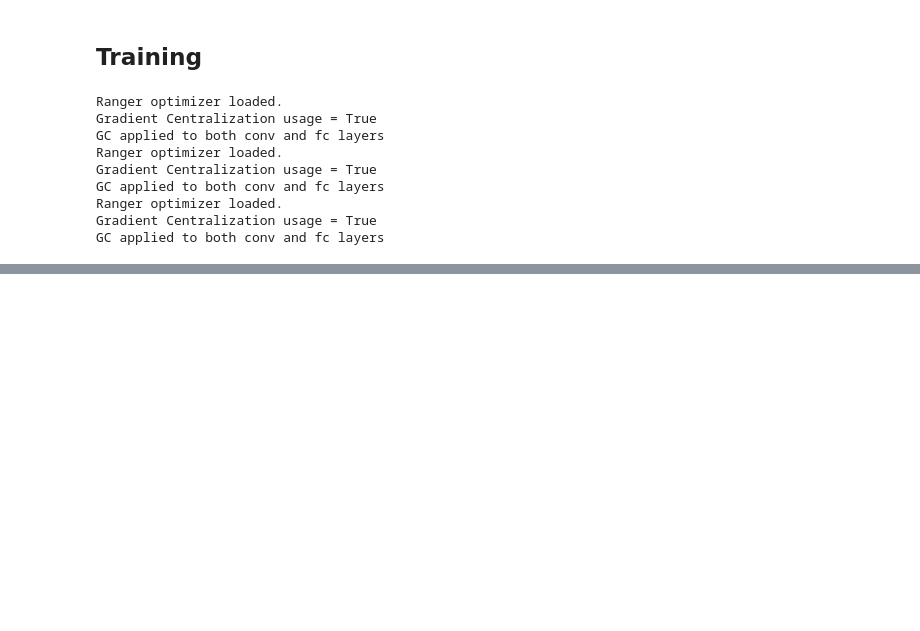
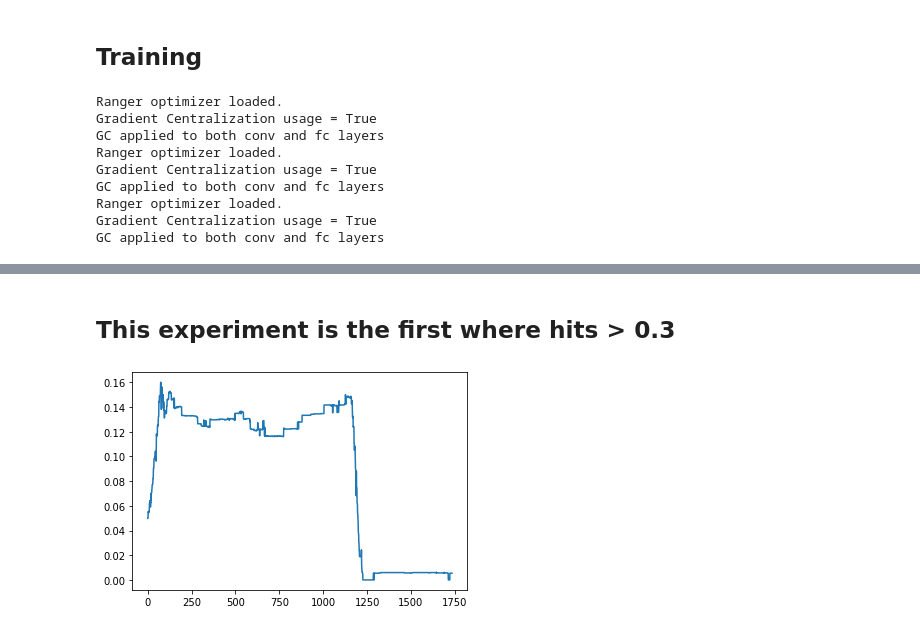
Before and after one commit to shashist/recsys-rl, a Jupyter notebook: recsys_rl.ipynb, the cells around one changed output, grey strips where cells are left out. Drawn from its saved outputs; the diff is of its cells as text; code cells hidden in the pictures; blank space fills up the shorter version.

Commit message:
experiment 9

```diff
--- a/recsys_rl.ipynb
+++ b/recsys_rl.ipynb
@@ -295,8 +334,8 @@ class Critic_DRR(nn.Module):
         self.layers = nn.Sequential(
             nn.Linear(state_repr_dim + action_emb_dim, hidden_dim),
             nn.ReLU(),
-            nn.Linear(hidden_dim, hidden_dim),
-            nn.ReLU(),
+#             nn.Linear(hidden_dim, hidden_dim),
+#             nn.ReLU(),
             nn.Linear(hidden_dim, 1)
         )
 
@@ -363,20 +360,21 @@ def dcg_metric(recommended, actual):
         return np.reciprocal(np.log2(index + 2))
     return 0
 # %%
-def run_evaluation(net, state_representation, training_env):
+def run_evaluation(net, state_representation, training_env, loader=valid_loader):
     hits = []
     dcgs = []
-    test_env = Env(test_matrix, session_length=len(valid_loader))
+    test_env = Env(test_matrix)
     test_env.memory = training_env.memory.copy()
-    user, memory = test_env.reset(6039)
-
-    for batch in valid_loader:
+    user, memory = test_env.reset(int(to_np(next(iter(valid_loader))['user'])[0]))
+    for batch in loader:
         scores, action = net.get_action(
-            user, memory, state_repr,
+            batch['user'].to(device),
+            torch.tensor(test_env.memory[to_np(batch['user']).astype(int), :]).to(device),
+            state_repr,
             batch['item'].long().to(device),
             return_scores=True
         )
-        user, memory, reward = test_env.step(action, None, new_user_id=6039)
+        user, memory, reward = test_env.step(action)
 
         _, ind = scores[:, 0].topk(10)
         predictions = torch.take(batch['item'].to(device), ind).cpu().numpy().tolist()
@@ -390,11 +388,11 @@ def run_evaluation(net, state_representation, training_env):
 # %%
 state_repr = State_Repr_Module(user_num, item_num, embedding_dim, hidden_dim).to(device)
 value_net  = Critic_DRR(embedding_dim * 3, embedding_dim, hidden_dim).to(device)
-policy_net = Actor_DRR(user_num, item_num, embedding_dim, hidden_dim).to(device)
-replay_buffer = NaivePrioritizedBuffer(1000000)
+policy_net = Actor_DRR(embedding_dim, hidden_dim).to(device)
+replay_buffer = NaivePrioritizedBuffer(buffer_size)
 
 target_value_net  = Critic_DRR(embedding_dim * 3, embedding_dim, hidden_dim).to(device)
-target_policy_net = Actor_DRR(user_num, item_num, embedding_dim, hidden_dim).to(device).to(device)
+target_policy_net = Actor_DRR(embedding_dim, hidden_dim).to(device).to(device)
 
 for target_param, param in zip(target_value_net.parameters(), value_net.parameters()):
     target_param.data.copy_(param.data)
@@ -403,11 +401,11 @@ for target_param, param in zip(target_policy_net.parameters(), policy_net.parame
     target_param.data.copy_(param.data)
 
 value_criterion  = nn.MSELoss()
-value_optimizer  = Ranger(value_net.parameters(),  lr=1e-5)
-policy_optimizer = Ranger(policy_net.parameters(), lr=1e-5)
-state_repr_optimizer = Ranger(state_repr.drr_ave.parameters(), lr=1e-4)
+value_optimizer  = Ranger(value_net.parameters(),  lr=1e-5, weight_decay=1e-4)
+policy_optimizer = Ranger(policy_net.parameters(), lr=1e-5)#, weight_decay=1e-5)
+state_repr_optimizer = Ranger(state_repr.parameters(), lr=1e-5, weight_decay=1e-3)
 
-writer = SummaryWriter(log_dir='logs/log6')
+writer = SummaryWriter(log_dir='logs/log9')
 # %% [output]
 Ranger optimizer loaded.
 Gradient Centralization usage = True
@@ -425,7 +425,7 @@ def ddpg_update(training_env,
                 gamma=0.8,
                 min_value=-10,
                 max_value=10,
-                soft_tau=0.001,
+                soft_tau=0.01,
                ):
     beta = get_beta(step)
     user, memory, action, reward, next_user, next_memory = replay_buffer.sample(batch_size, beta)
@@ -473,8 +473,4 @@ def ddpg_update(training_env,
     writer.add_histogram('target_value', target_value, step)
     writer.add_histogram('expected_value', expected_value, step)
     writer.add_histogram('policy_loss', policy_loss, step)
-    if step % 100 == 0 and step > 0:
-        hit, dcg = run_evaluation(policy_net, state_repr, training_env)
-        writer.add_scalar('hit', hit, step)
-        writer.add_scalar('dcg', dcg, step)
 # %%
@@ -506,0 +535,6 @@ for user_id in tqdm.tqdm(range(len(users))):
+# %% [markdown]
+## This experiment is the first where hits > 0.3
+# %%
+plt.plot(dcgs);
+# %% [output]
+[figure, added]
```
Also changed, not shown: parts of 14 cells of this notebook, 6 other files.
